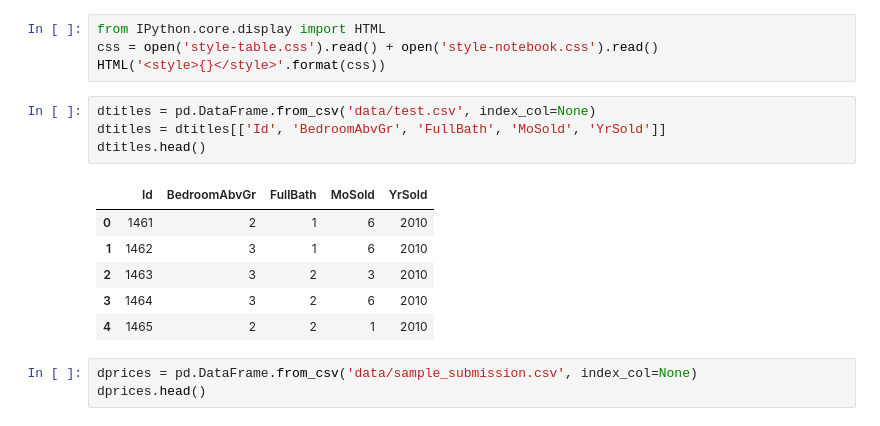
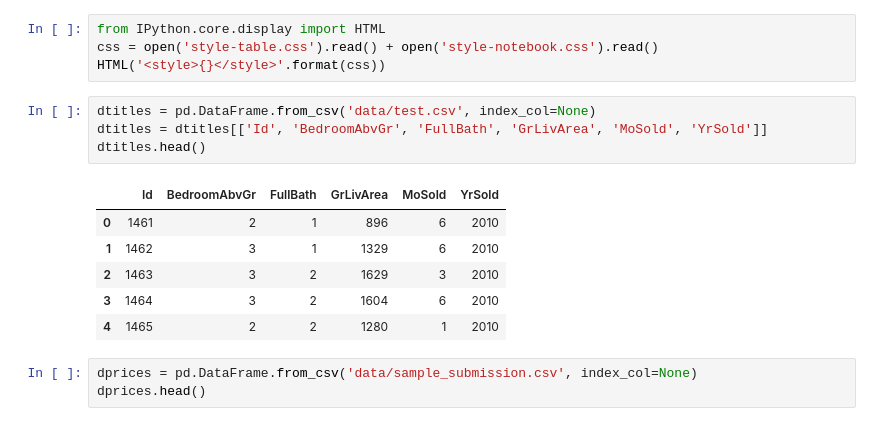
Before and after one commit to AlfredMtz/Springboard, a Jupyter notebook: amesproject.ipynb, the cells around one changed output. Saved outputs shown, nothing was run; the diff lists cells and outputs as text.

```diff
--- a/amesproject.ipynb
+++ b/amesproject.ipynb
@@ -16,15 +16,15 @@ css = open('style-table.css').read() + open('style-notebook.css').read()
 HTML('<style>{}</style>'.format(css))
 # %%
 dtitles = pd.DataFrame.from_csv('data/test.csv', index_col=None)
-dtitles = dtitles[['Id', 'BedroomAbvGr', 'FullBath', 'MoSold', 'YrSold']]
+dtitles = dtitles[['Id', 'BedroomAbvGr', 'FullBath', 'GrLivArea', 'MoSold', 'YrSold']]
 dtitles.head()
 # %% [output]
-|  | Id | BedroomAbvGr | FullBath | MoSold | YrSold |
-| 0 | 1461 | 2 | 1 | 6 | 2010 |
-| 1 | 1462 | 3 | 1 | 6 | 2010 |
-| 2 | 1463 | 3 | 2 | 3 | 2010 |
-| 3 | 1464 | 3 | 2 | 6 | 2010 |
-| 4 | 1465 | 2 | 2 | 1 | 2010 |
+|  | Id | BedroomAbvGr | FullBath | GrLivArea | MoSold | YrSold |
+| 0 | 1461 | 2 | 1 | 896 | 6 | 2010 |
+| 1 | 1462 | 3 | 1 | 1329 | 6 | 2010 |
+| 2 | 1463 | 3 | 2 | 1629 | 3 | 2010 |
+| 3 | 1464 | 3 | 2 | 1604 | 6 | 2010 |
+| 4 | 1465 | 2 | 2 | 1280 | 1 | 2010 |
 # %%
 dprices = pd.DataFrame.from_csv('data/sample_submission.csv', index_col=None)
 dprices.head()
```
Also changed, not shown: parts of 12 cells of this notebook.
